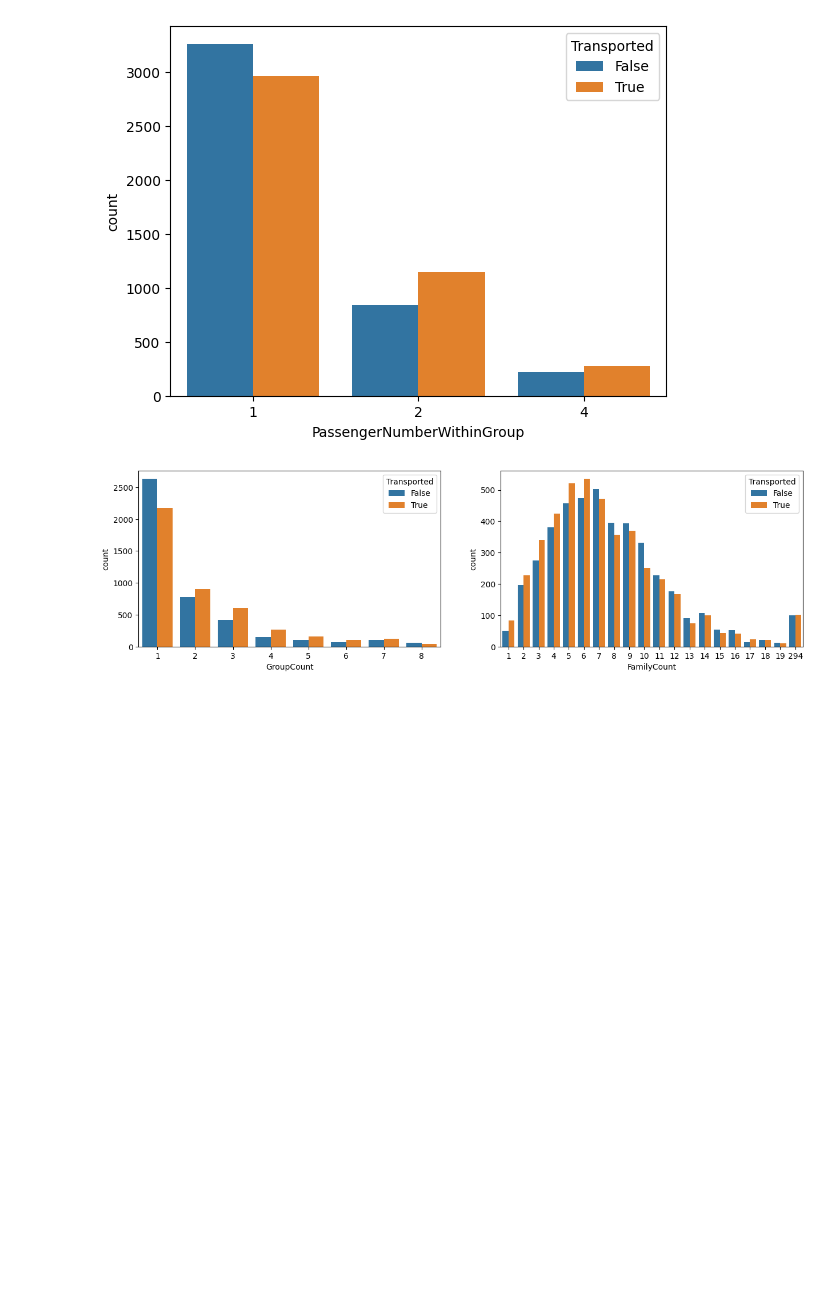
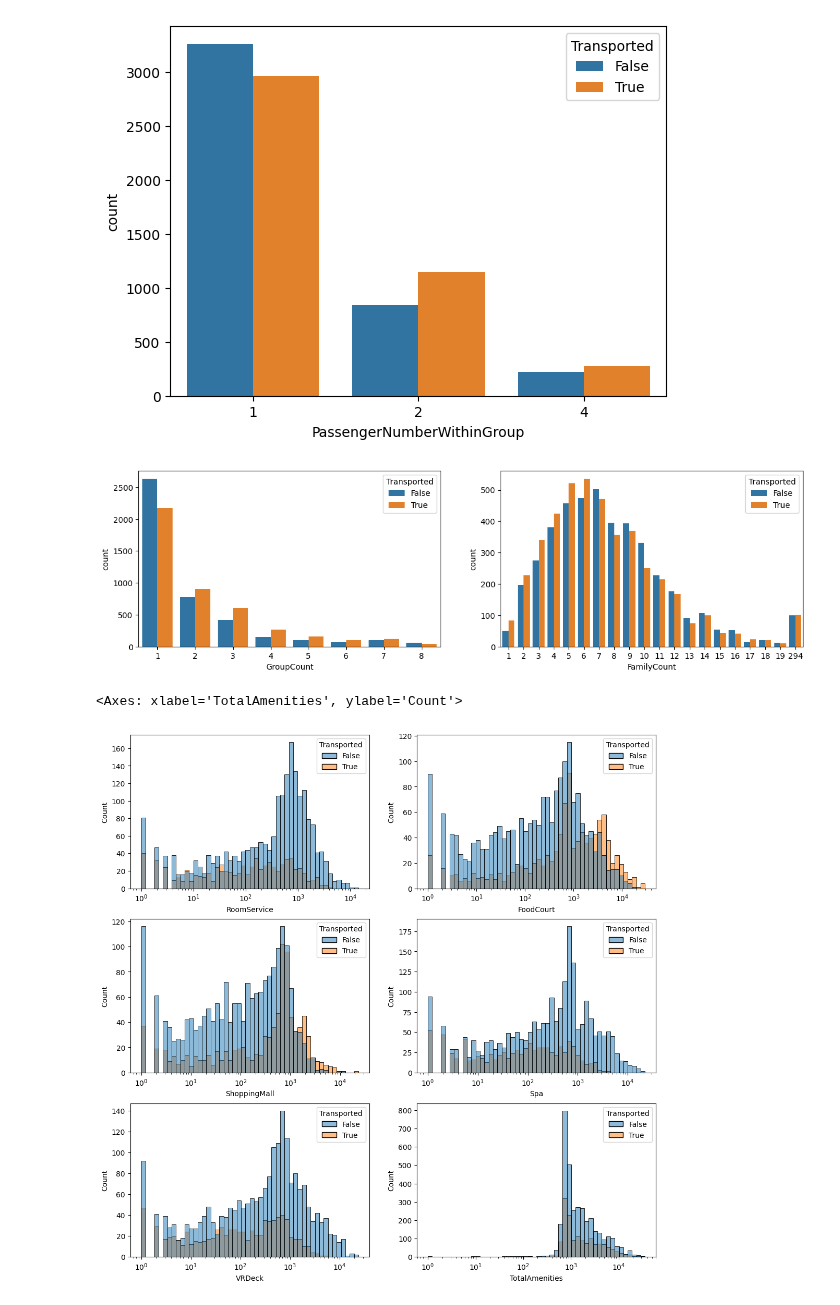
Before and after one commit to LoneCoder21/Kaggle-Notebooks, a Jupyter notebook: Classification/Spaceship Titanic/spaceship_titanic.ipynb, the cells around one changed output. Drawn from its saved outputs; the diff is of its cells as text; code cells hidden in the pictures; blank space fills up the shorter version.

```diff
--- a/Classification/Spaceship Titanic/spaceship_titanic.ipynb
+++ b/Classification/Spaceship Titanic/spaceship_titanic.ipynb
@@ -205,6 +194,18 @@ data = data.drop('FamilyCount',axis=1)
 [figure]
 # %%
 data['TotalAmenities'] = data['RoomService'] + data['FoodCourt'] + data['ShoppingMall'] + data['Spa'] + data['VRDeck']
+# %%
+fig, axes = plt.subplots(3, 2, figsize=(13, 13))
+
+sns.histplot(data=data, x="RoomService", hue="Transported",bins=50,log_scale=True,ax=axes[0][0])
+sns.histplot(data=data, x="FoodCourt", hue="Transported",bins=50,log_scale=True,ax=axes[0][1])
+sns.histplot(data=data, x="ShoppingMall", hue="Transported",bins=50,log_scale=True,ax=axes[1][0])
+sns.histplot(data=data, x="Spa", hue="Transported",bins=50,log_scale=True,ax=axes[1][1])
+sns.histplot(data=data, x="VRDeck", hue="Transported",bins=50,log_scale=True,ax=axes[2][0])
+sns.histplot(data=data, x="TotalAmenities", hue="Transported",bins=50,log_scale=True,ax=axes[2][1])
+# %% [output]
+<Axes: xlabel='TotalAmenities', ylabel='Count'>
+[figure, added]
 # %%
 data.info()
 # %% [output]
```
Also changed, not shown: parts of 5 cells of this notebook.
